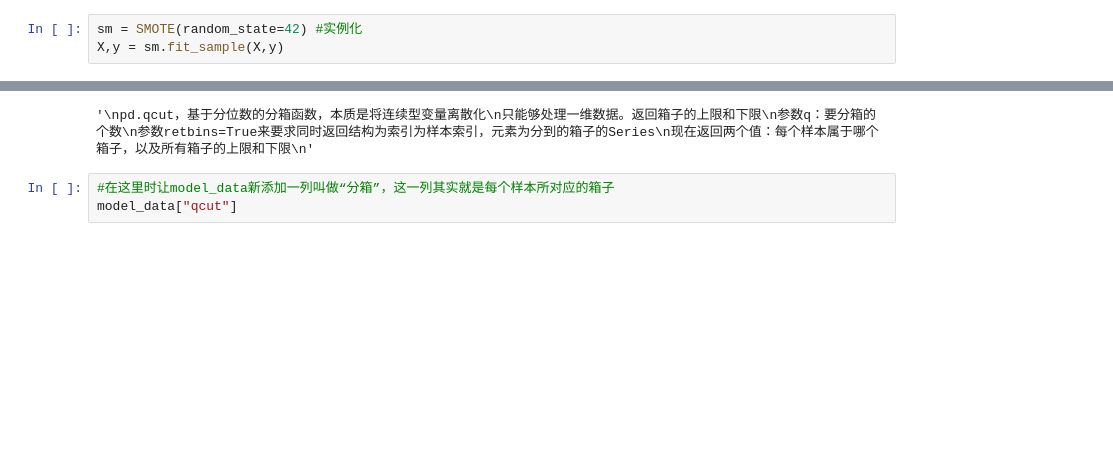
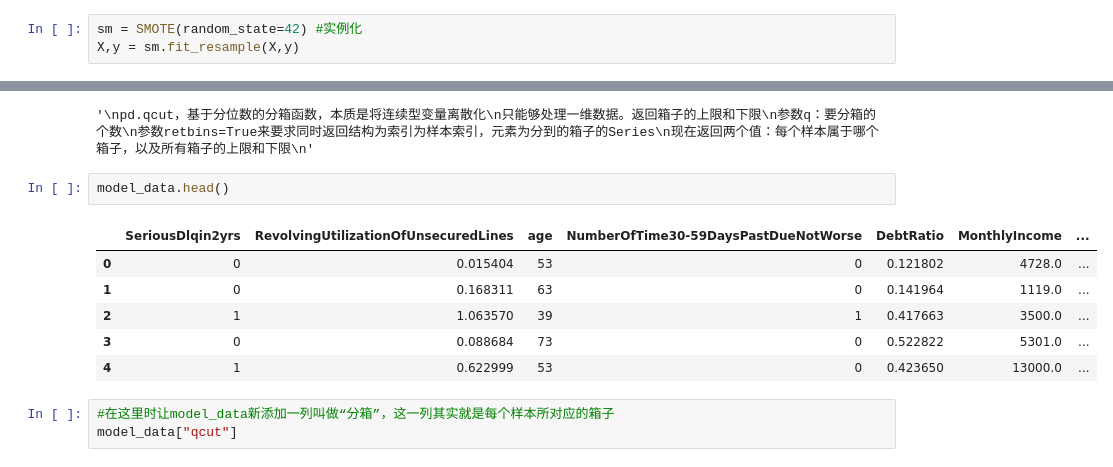
Before and after one commit to sunseayuy/sklearn-learning, a Jupyter notebook: 课堂05 sklearn中的逻辑回归/案例：用逻辑回归制作评分卡.ipynb, the cells around one changed output, grey strips where cells are left out. Drawn from its saved outputs; the diff is of its cells as text; blank space fills up the shorter version.

```diff
--- a/课堂05 sklearn中的逻辑回归/案例：用逻辑回归制作评分卡.ipynb
+++ b/课堂05 sklearn中的逻辑回归/案例：用逻辑回归制作评分卡.ipynb
@@ -318,6 +361,6 @@ import imblearn
 from imblearn.over_sampling import SMOTE
 # %%
 sm = SMOTE(random_state=42) #实例化
-X,y = sm.fit_sample(X,y)
+X,y = sm.fit_resample(X,y)
 # %%
 n_sample_ = X.shape[0]
@@ -363,6 +432,15 @@ pd.qcut，基于分位数的分箱函数，本质是将连续型变量离散化
 """
 # %% [output]
 '\npd.qcut，基于分位数的分箱函数，本质是将连续型变量离散化\n只能够处理一维数据。返回箱子的上限和下限\n参数q：要分箱的个数\n参数retbins=True来要求同时返回结构为索引为样本索引，元素为分到的箱子的Series\n现在返回两个值：每个样本属于哪个箱子，以及所有箱子的上限和下限\n'
+# %%
+model_data.head()
+# %% [output]
+|  | SeriousDlqin2yrs | RevolvingUtilizationOfUnsecuredLines | age | NumberOfTime30-59DaysPastDueNotWorse | DebtRatio | MonthlyIncome | ... |
+| 0 | 0 | 0.015404 | 53 | 0 | 0.121802 | 4728.0 | ... |
+| 1 | 0 | 0.168311 | 63 | 0 | 0.141964 | 1119.0 | ... |
+| 2 | 1 | 1.063570 | 39 | 1 | 0.417663 | 3500.0 | ... |
+| 3 | 0 | 0.088684 | 73 | 0 | 0.522822 | 5301.0 | ... |
+| 4 | 1 | 0.622999 | 53 | 0 | 0.423650 | 13000.0 | ... |
 # %%
 #在这里时让model_data新添加一列叫做“分箱”，这一列其实就是每个样本所对应的箱子
 model_data["qcut"]
```
Also changed, not shown: parts of 46 cells of this notebook, 1 other file.
